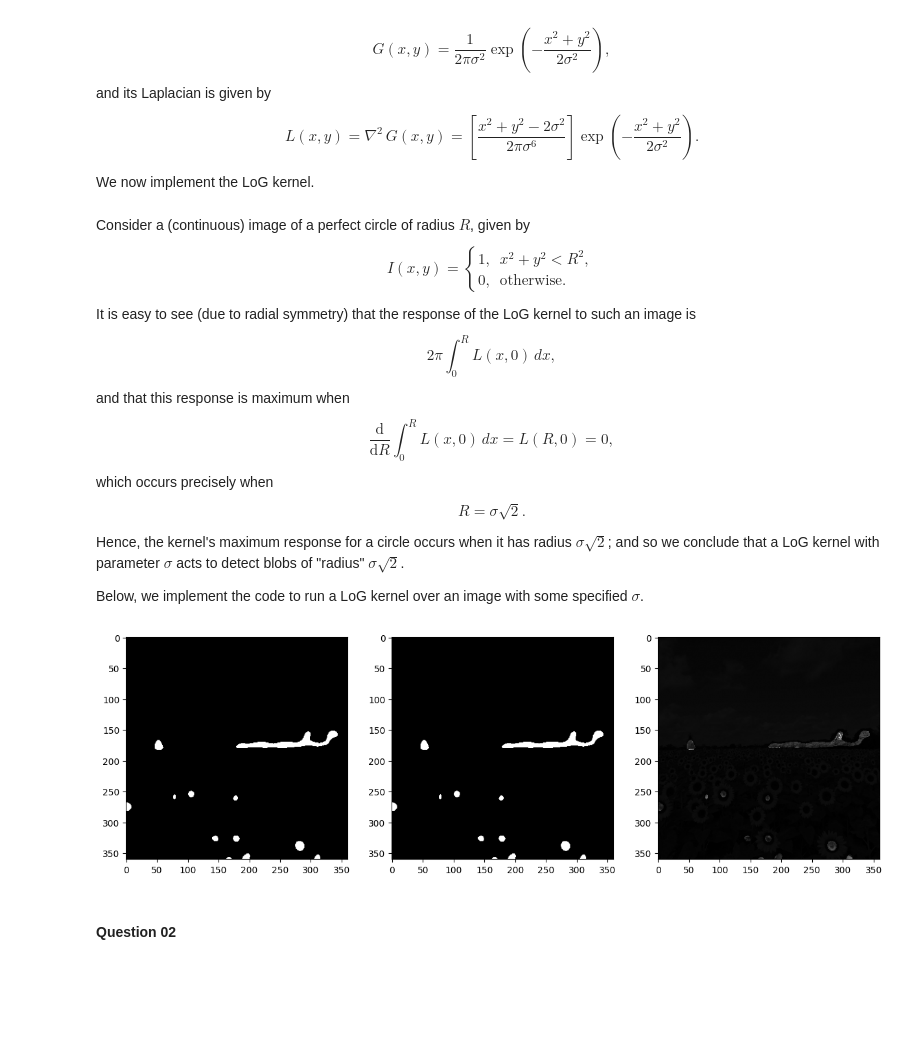
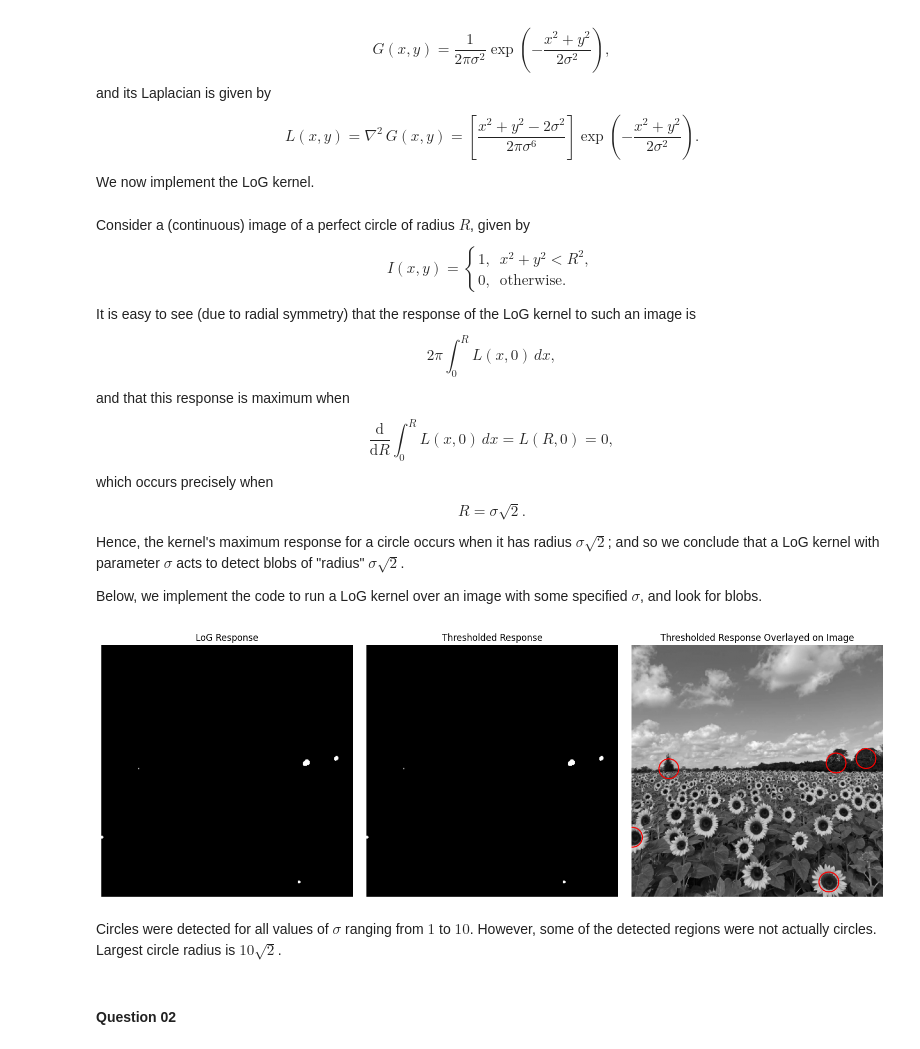
Before and after one commit to pulasthi-u/en3160-assignment02, a Jupyter notebook: code.ipynb, the cells around one changed output. Drawn from its saved outputs; the diff is of its cells as text; code cells hidden in the pictures; blank space fills up the shorter version.

```diff
--- a/code.ipynb
+++ b/code.ipynb
@@ -38,12 +38,6 @@ $$
 We now implement the LoG kernel.
 # %%
 def LoG(sigma, k):
-    '''
-        Generate a k x k Laplacian of Gaussian kernel with standard deviation sigma.
-
-        k is expected to be odd.
-    '''
-
     k = (k - 1) // 2
 
     X, Y = np.meshgrid(np.arange(-k, k+1), np.arange(-k, k+1))
@@ -78,30 +72,52 @@ $$
 
 Hence, the kernel's maximum response for a circle occurs when it has radius $\sigma\sqrt{2}$; and so we conclude that a LoG kernel with parameter $\sigma$ acts to detect blobs of "radius" $\sigma\sqrt{2}$.
 
-Below, we implement the code to run a LoG kernel over an image with some specified $\sigma$.
+Below, we implement the code to run a LoG kernel over an image with some specified $\sigma$, and look for blobs.
 # %%
-def detect_blobs(im, sigma, size, thresh):
-    '''
-    docstring
-    '''
+from skimage.measure import label, regionprops
 
+def detect_blobs(im, sigma, size, thresh_scale):
     log = LoG(sigma, size)
 
     response = cv2.filter2D(im, -1, log)
 
     max = np.max(response)
 
-    detected_blobs = response > 0.98*max
+    detected_blobs = response > thresh_scale*max
+
+    labeled = label(detected_blobs)
+    props = regionprops(labeled)
+    radius = np.sqrt(2) * sigma
 
     _, ax = plt.subplots(1, 3, figsize=(15, 5))
+    for a in ax:
+        a.axis('off')
 
     ax[0].imshow(response, cmap='gray')
+    ax[0].title.set_text('LoG Response')
+
     ax[1].imshow(detected_blobs, cmap='gray')
-    ax[2].imshow(im*(detected_blobs + 0.05), cmap='gray')
+    ax[1].title.set_text('Thresholded Response')
 
-detect_blobs(im, 8, 8*6 + 1, 1)
+    # ax[2].imshow(im*(detected_blobs + 0.05), cmap='gray')
+    ax[2].imshow(im, cmap='gray')
+    ax[2].title.set_text('Thresholded Response Overlayed on Image')
+
+    for p in props:
+        y, x = p.centroid  # note: (row, col)
+        circ = plt.Circle((x, y), radius, color='red', fill=False, linewidth=1.5)
+        ax[2].add_patch(circ)
+
+    plt.tight_layout()
+    plt.show()
+
+    return detected_blobs
+
+detected_blobs = detect_blobs(im, 10, 10*6 + 1, 0.98)
 # %% [output]
-[figure, old version]
+[figure, new version]
+# %% [markdown]
+Circles were detected for all values of $\sigma$ ranging from $1$ to $10$. However, some of the detected regions were not actually circles. Largest circle radius is $10\sqrt{2}$.
 # %% [markdown]
 #### Question 02
 # %% [markdown]
```
Also changed, not shown: parts of 9 cells of this notebook, 2 other files.
